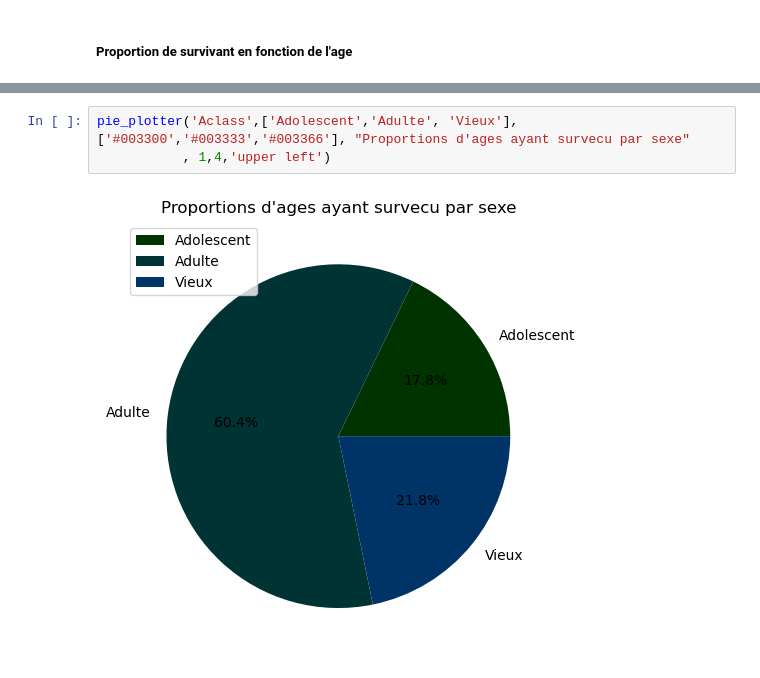
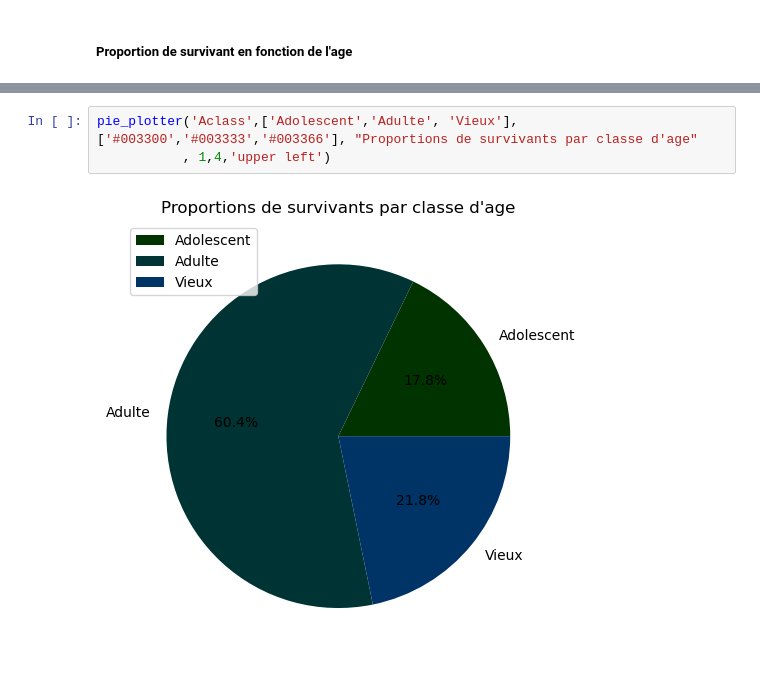
Before and after one commit to fabricepaka/Titanic, a Jupyter notebook: Titanic_Analyse_statistique.ipynb, the cells around one changed output, grey strips where cells are left out. Cells and saved outputs as stored; diff of their text form.

```diff
--- a/Titanic_Analyse_statistique.ipynb
+++ b/Titanic_Analyse_statistique.ipynb
@@ -257,7 +292,7 @@ def classe_age(row):
 
 titanic_df['Aclass'] = titanic_df['Age'].apply(classe_age)
 # %%
-pie_plotter('Aclass',['Adolescent','Adulte', 'Vieux'],['#003300','#003333','#003366'], "Proportions d'ages ayant survecu par sexe"
+pie_plotter('Aclass',['Adolescent','Adulte', 'Vieux'],['#003300','#003333','#003366'], "Proportions de survivants par classe d'age"
            , 1,4,'upper left')
 # %% [output]
-[figure, old version]
+[figure, new version]
```
Also changed, not shown: parts of 17 cells of this notebook.
